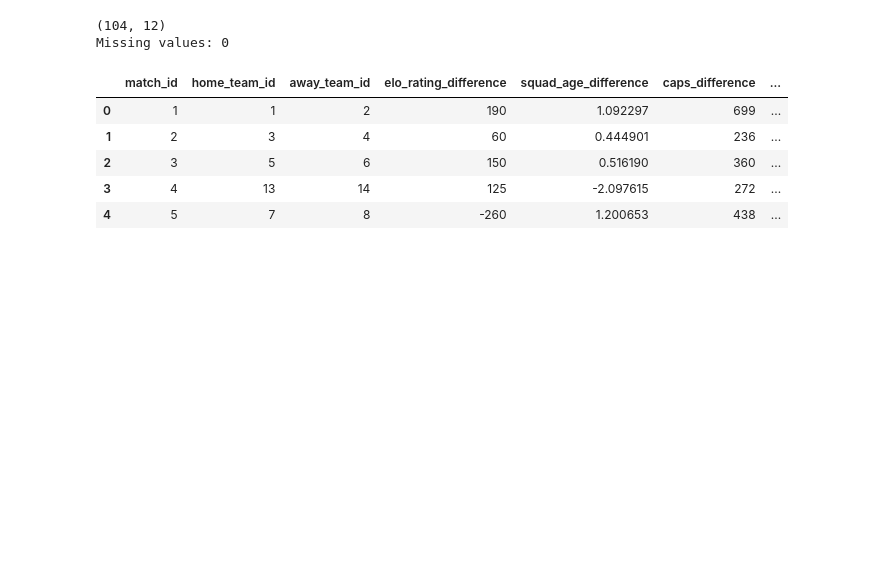
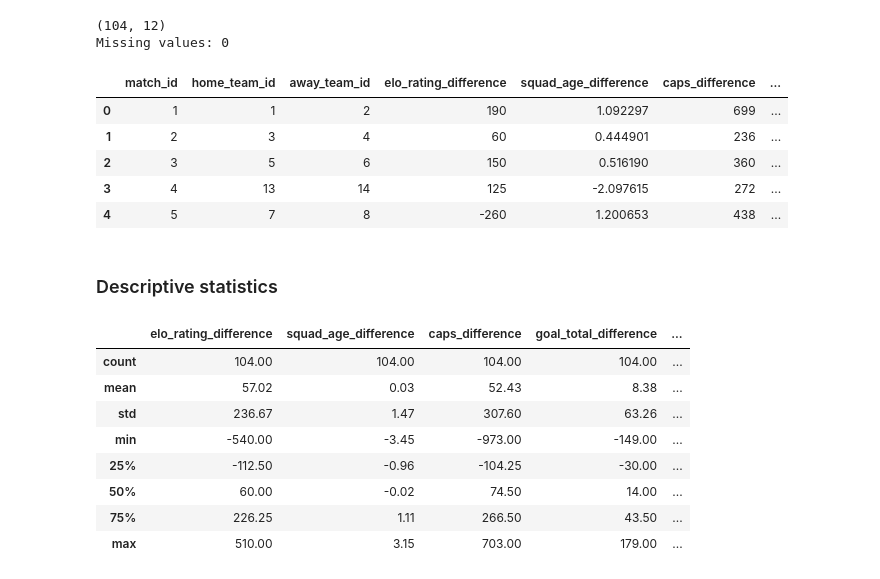
Before and after one commit to qualiky/fifa-world-cup-2026-analysis, a Jupyter notebook: notebooks/final-notebook.ipynb, the cells around one changed output. Saved outputs shown, nothing was run; the diff lists cells and outputs as text; code cells hidden in the pictures; blank space fills up the shorter version.

```diff
--- a/notebooks/final-notebook.ipynb
+++ b/notebooks/final-notebook.ipynb
@@ -223,3 +223,18 @@ Missing values: 0
 | 2 | 3 | 5 | 6 | 150 | 0.516190 | 360 | ... |
 | 3 | 4 | 13 | 14 | 125 | -2.097615 | 272 | ... |
 | 4 | 5 | 7 | 8 | -260 | 1.200653 | 438 | ... |
+# %% [markdown]
+### Descriptive statistics
+# %%
+# summary of the features and the goal difference
+lr1[features1 + ["goal_difference"]].describe().round(2)
+# %% [output]
+|  | elo_rating_difference | squad_age_difference | caps_difference | goal_total_difference | ... |
+| count | 104.00 | 104.00 | 104.00 | 104.00 | ... |
+| mean | 57.02 | 0.03 | 52.43 | 8.38 | ... |
+| std | 236.67 | 1.47 | 307.60 | 63.26 | ... |
+| min | -540.00 | -3.45 | -973.00 | -149.00 | ... |
+| 25% | -112.50 | -0.96 | -104.25 | -30.00 | ... |
+| 50% | 60.00 | -0.02 | 74.50 | 14.00 | ... |
+| 75% | 226.25 | 1.11 | 266.50 | 43.50 | ... |
+| max | 510.00 | 3.15 | 703.00 | 179.00 | ... |
```
Also changed, not shown: parts of 6 cells of this notebook.
